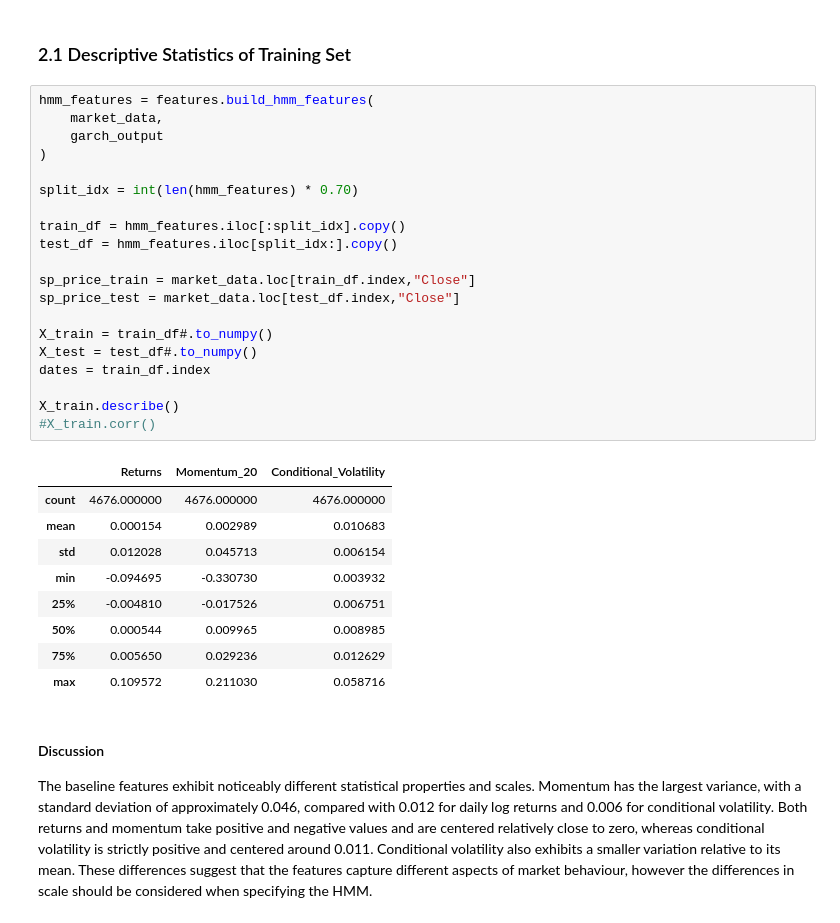
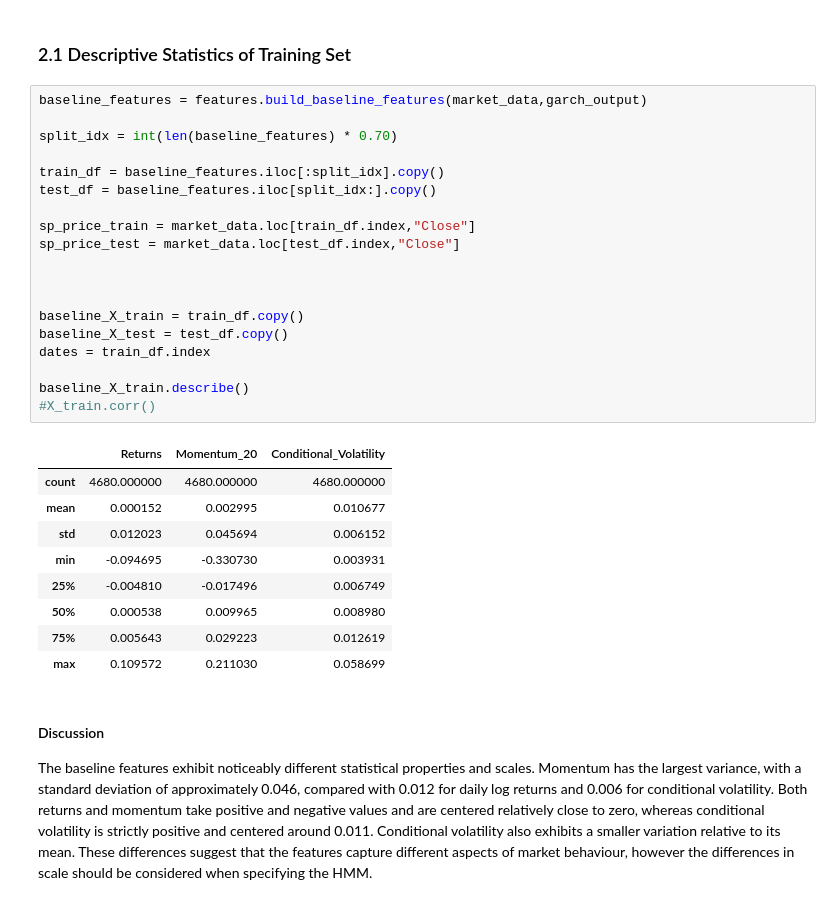
Before and after one commit to Nilsolsson010902/regime-switching-var, a Jupyter notebook: notebooks/03_HMM_Analysis.ipynb, the cells around one changed output. Drawn from its saved outputs; the diff is of its cells as text.

```diff
--- a/notebooks/03_HMM_Analysis.ipynb
+++ b/notebooks/03_HMM_Analysis.ipynb
@@ -45,35 +46,34 @@ These baseline features capture distinct market dynamics: daily log returns capt
 # %% [markdown]
 ### 2.1 Descriptive Statistics of Training Set
 # %%
-hmm_features = features.build_hmm_features(
-    market_data,
-    garch_output
-)
+baseline_features = features.build_baseline_features(market_data,garch_output)
 
-split_idx = int(len(hmm_features) * 0.70)
+split_idx = int(len(baseline_features) * 0.70)
 
-train_df = hmm_features.iloc[:split_idx].copy()
-test_df = hmm_features.iloc[split_idx:].copy()
+train_df = baseline_features.iloc[:split_idx].copy()
+test_df = baseline_features.iloc[split_idx:].copy()
 
 sp_price_train = market_data.loc[train_df.index,"Close"]
 sp_price_test = market_data.loc[test_df.index,"Close"]
 
-X_train = train_df#.to_numpy()
-X_test = test_df#.to_numpy()
+
+
+baseline_X_train = train_df.copy()
+baseline_X_test = test_df.copy()
 dates = train_df.index
 
-X_train.describe()
+baseline_X_train.describe()
 #X_train.corr()
 # %% [output]
 |  | Returns | Momentum_20 | Conditional_Volatility |
-| count | 4676.000000 | 4676.000000 | 4676.000000 |
-| mean | 0.000154 | 0.002989 | 0.010683 |
-| std | 0.012028 | 0.045713 | 0.006154 |
-| min | -0.094695 | -0.330730 | 0.003932 |
-| 25% | -0.004810 | -0.017526 | 0.006751 |
-| 50% | 0.000544 | 0.009965 | 0.008985 |
-| 75% | 0.005650 | 0.029236 | 0.012629 |
-| max | 0.109572 | 0.211030 | 0.058716 |
+| count | 4680.000000 | 4680.000000 | 4680.000000 |
+| mean | 0.000152 | 0.002995 | 0.010677 |
+| std | 0.012023 | 0.045694 | 0.006152 |
+| min | -0.094695 | -0.330730 | 0.003931 |
+| 25% | -0.004810 | -0.017496 | 0.006749 |
+| 50% | 0.000538 | 0.009965 | 0.008980 |
+| 75% | 0.005643 | 0.029223 | 0.012619 |
+| max | 0.109572 | 0.211030 | 0.058699 |
 # %% [markdown]
 #### Discussion
 
```
Also changed, not shown: parts of 35 cells of this notebook, 3 other files.
